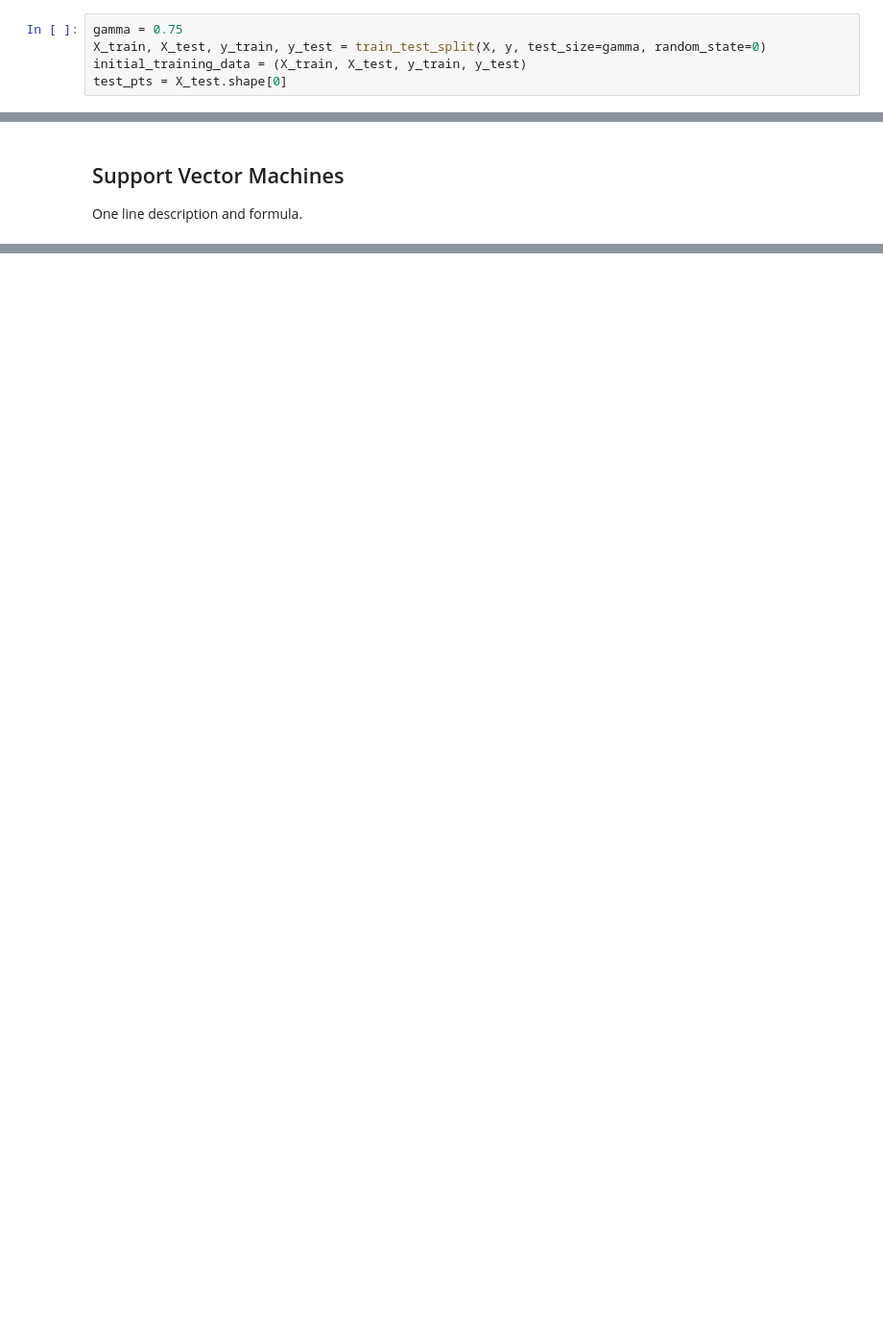
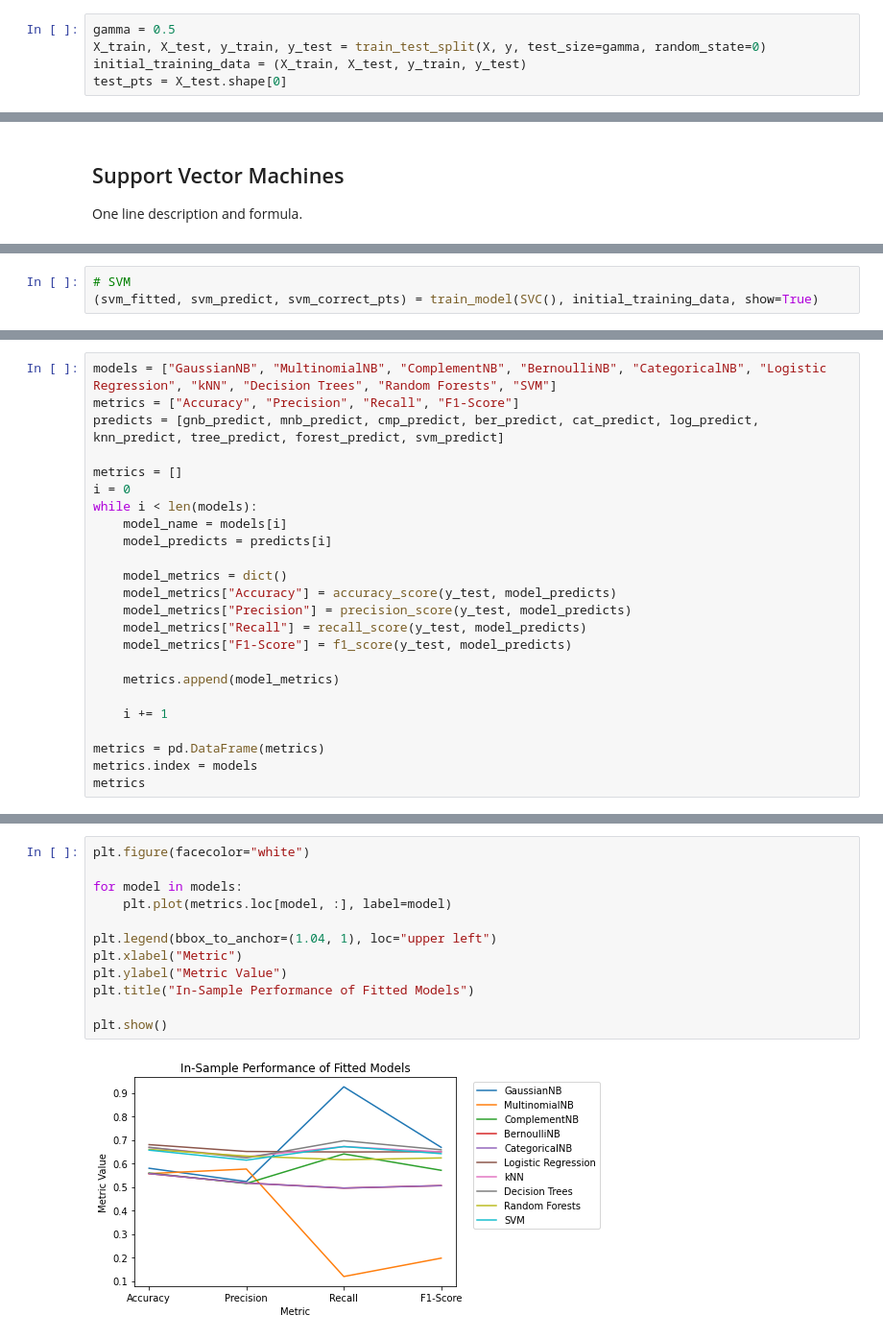
Before and after one commit to vibrantlychee/big-movie-data, a Jupyter notebook: flop_or_not.ipynb, the cells around one changed output, grey strips where cells are left out. Shown: that part at 96% size. Cells and saved outputs as stored; diff of their text form; blank space fills up the shorter version.

Commit message:
finished models and in-sample performance

```diff
--- a/flop_or_not.ipynb
+++ b/flop_or_not.ipynb
@@ -450,7 +452,7 @@ y = training_data_copy["flop"]
 # %% [markdown]
 Split data into training and test sets, with `test_size` equal to $\gamma$ which will also be a hyperparameter to be tuned.
 # %%
-gamma = 0.75
+gamma = 0.5
 X_train, X_test, y_train, y_test = train_test_split(X, y, test_size=gamma, random_state=0)
 initial_training_data = (X_train, X_test, y_train, y_test)
 test_pts = X_test.shape[0]
@@ -568,0 +556,3 @@ One line description and formula.
+# %%
+# SVM
+(svm_fitted, svm_predict, svm_correct_pts) = train_model(SVC(), initial_training_data, show=True)
@@ -568,0 +566,24 @@ One line description and formula.
+# %%
+models = ["GaussianNB", "MultinomialNB", "ComplementNB", "BernoulliNB", "CategoricalNB", "Logistic Regression", "kNN", "Decision Trees", "Random Forests", "SVM"]
+metrics = ["Accuracy", "Precision", "Recall", "F1-Score"]
+predicts = [gnb_predict, mnb_predict, cmp_predict, ber_predict, cat_predict, log_predict, knn_predict, tree_predict, forest_predict, svm_predict]
+
+metrics = []
+i = 0
+while i < len(models):
+    model_name = models[i]
+    model_predicts = predicts[i]
+
+    model_metrics = dict()
+    model_metrics["Accuracy"] = accuracy_score(y_test, model_predicts)
+    model_metrics["Precision"] = precision_score(y_test, model_predicts)
+    model_metrics["Recall"] = recall_score(y_test, model_predicts)
+    model_metrics["F1-Score"] = f1_score(y_test, model_predicts)
+
+    metrics.append(model_metrics)
+
+    i += 1
+
+metrics = pd.DataFrame(metrics)
+metrics.index = models
+metrics
@@ -568,0 +602,14 @@ One line description and formula.
+# %%
+plt.figure(facecolor="white")
+
+for model in models:
+    plt.plot(metrics.loc[model, :], label=model)
+
+plt.legend(bbox_to_anchor=(1.04, 1), loc="upper left")
+plt.xlabel("Metric")
+plt.ylabel("Metric Value")
+plt.title("In-Sample Performance of Fitted Models")
+
+plt.show()
+# %% [output]
+[figure, added]
```
Also changed, not shown: parts of 21 cells of this notebook.
